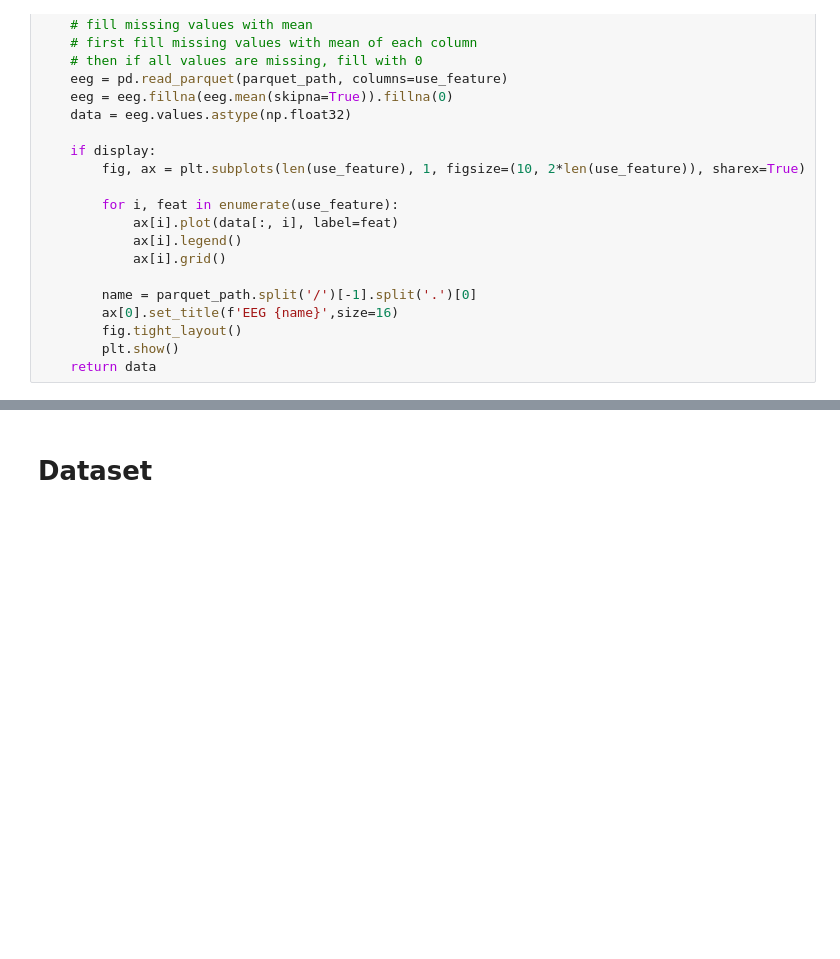
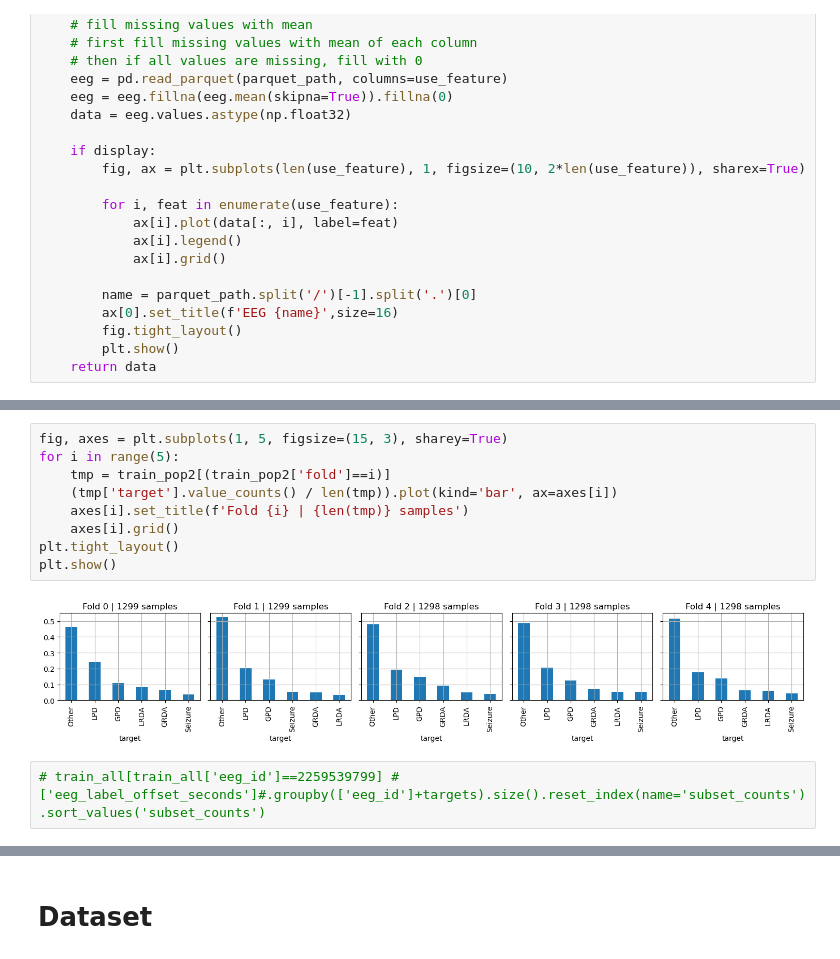
Before and after one commit to AzimuthLI/kaggle_hms, a Jupyter notebook: hms-resnet-gru-wavenet-train.ipynb, the cells around one changed output, grey strips where cells are left out. Drawn from its saved outputs; the diff is of its cells as text; blank space fills up the shorter version.

```diff
--- a/hms-resnet-gru-wavenet-train.ipynb
+++ b/hms-resnet-gru-wavenet-train.ipynb
@@ -169,0 +334,13 @@ Wall time: 2.21 s
+# %%
+fig, axes = plt.subplots(1, 5, figsize=(15, 3), sharey=True)
+for i in range(5):
+    tmp = train_pop2[(train_pop2['fold']==i)]
+    (tmp['target'].value_counts() / len(tmp)).plot(kind='bar', ax=axes[i])
+    axes[i].set_title(f'Fold {i} | {len(tmp)} samples')
+    axes[i].grid()
+plt.tight_layout()
+plt.show()
+# %% [output]
+[figure, added]
+# %%
+# train_all[train_all['eeg_id']==2259539799] #['eeg_label_offset_seconds']#.groupby(['eeg_id']+targets).size().reset_index(name='subset_counts').sort_values('subset_counts')
```
Also changed, not shown: parts of 36 cells of this notebook, 3 other files.
